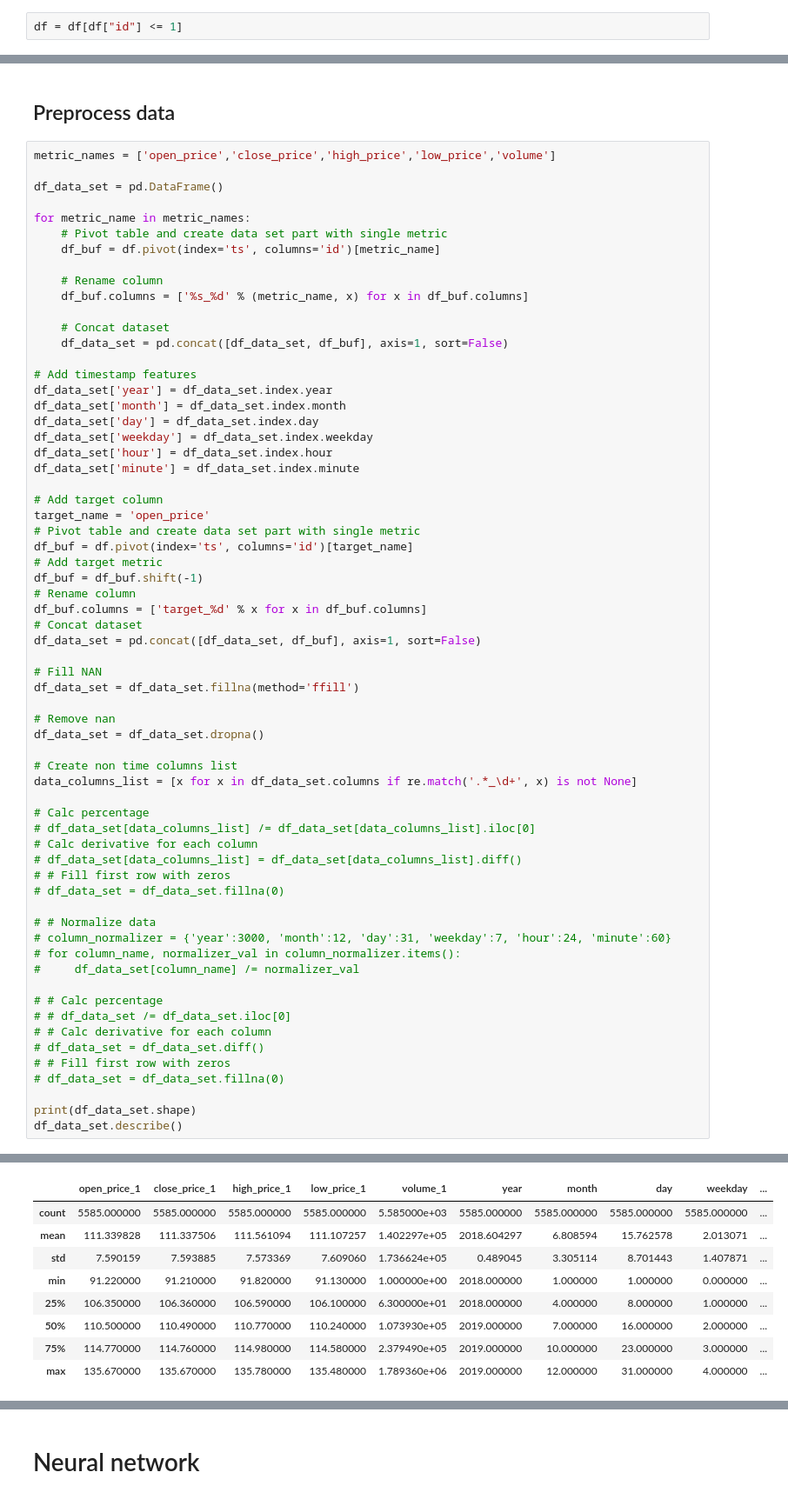
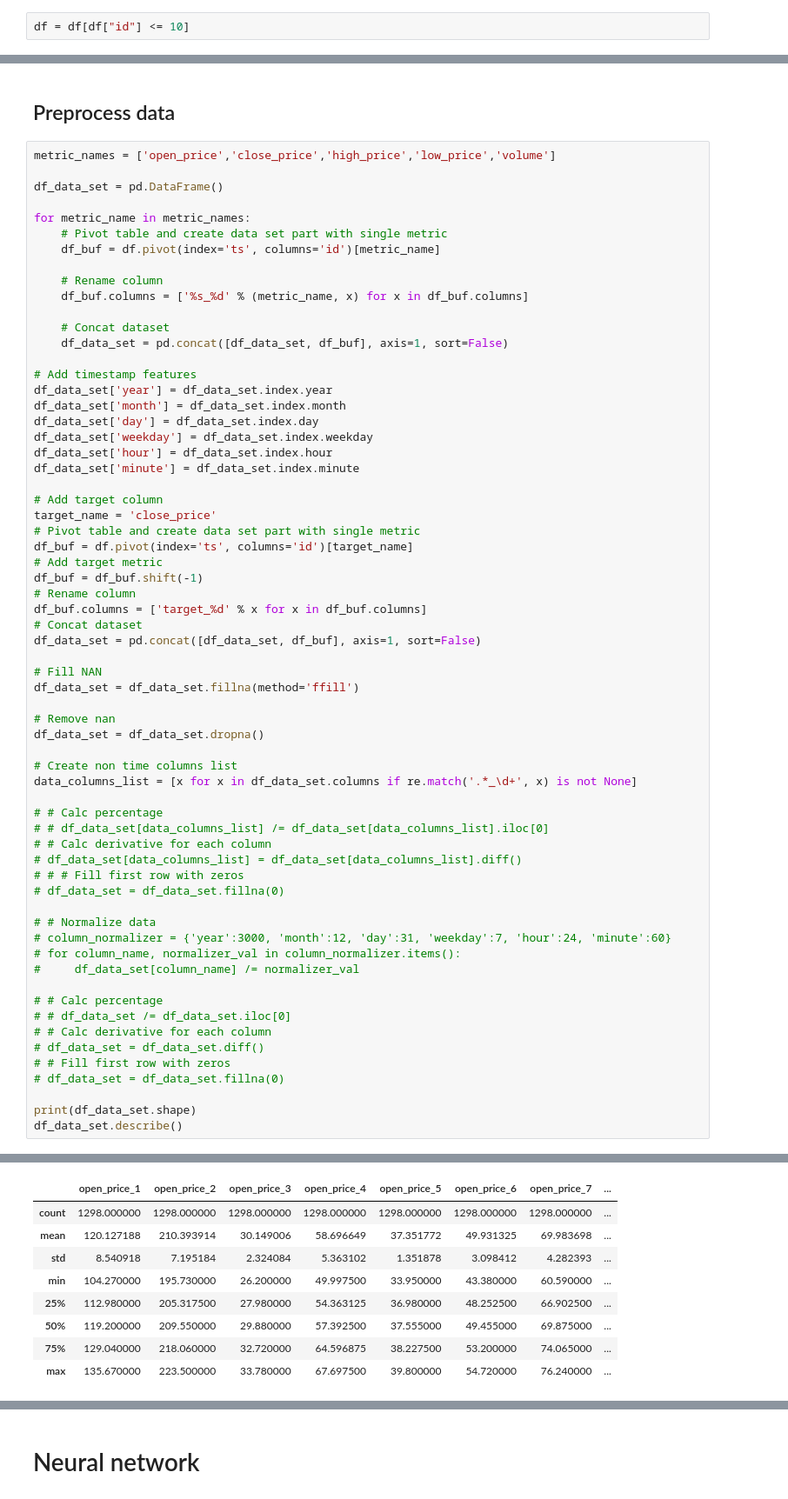
Before and after one commit to crabio/tinkoff-invest-bot, a Jupyter notebook: candles_analyzer/main.ipynb, the cells around one changed output, grey strips where cells are left out. Shown at 87% size. Cells and saved outputs as stored; diff of their text form.

```diff
--- a/candles_analyzer/main.ipynb
+++ b/candles_analyzer/main.ipynb
@@ -63,7 +63,7 @@ df.head()
 # %% [markdown]
 ## Limit instruments count
 # %%
-df = df[df["id"] <= 1]
+df = df[df["id"] <= 10]
 # %%
 instruments_count = df["id"].unique().size
 # %% [markdown]
@@ -92,7 +92,7 @@ df_data_set['hour'] = df_data_set.index.hour
 df_data_set['minute'] = df_data_set.index.minute
 
 # Add target column
-target_name = 'open_price'
+target_name = 'close_price'
 # Pivot table and create data set part with single metric
 df_buf = df.pivot(index='ts', columns='id')[target_name]
 # Add target metric
@@ -111,11 +111,11 @@ df_data_set = df_data_set.dropna()
 # Create non time columns list
 data_columns_list = [x for x in df_data_set.columns if re.match('.*_\d+', x) is not None]
 
-# Calc percentage
-# df_data_set[data_columns_list] /= df_data_set[data_columns_list].iloc[0]
-# Calc derivative for each column
+# # Calc percentage
+# # df_data_set[data_columns_list] /= df_data_set[data_columns_list].iloc[0]
+# # Calc derivative for each column
 # df_data_set[data_columns_list] = df_data_set[data_columns_list].diff()
-# # Fill first row with zeros
+# # # Fill first row with zeros
 # df_data_set = df_data_set.fillna(0)
 
 # # Normalize data
@@ -137,9 +137,9 @@ df_data_set.describe()
-|  | open_price_1 | close_price_1 | high_price_1 | low_price_1 | volume_1 | year | month | day | weekday | ... |
-| count | 5585.000000 | 5585.000000 | 5585.000000 | 5585.000000 | 5.585000e+03 | 5585.000000 | 5585.000000 | 5585.000000 | 5585.000000 | ... |
-| mean | 111.339828 | 111.337506 | 111.561094 | 111.107257 | 1.402297e+05 | 2018.604297 | 6.808594 | 15.762578 | 2.013071 | ... |
-| std | 7.590159 | 7.593885 | 7.573369 | 7.609060 | 1.736624e+05 | 0.489045 | 3.305114 | 8.701443 | 1.407871 | ... |
-| min | 91.220000 | 91.210000 | 91.820000 | 91.130000 | 1.000000e+00 | 2018.000000 | 1.000000 | 1.000000 | 0.000000 | ... |
-| 25% | 106.350000 | 106.360000 | 106.590000 | 106.100000 | 6.300000e+01 | 2018.000000 | 4.000000 | 8.000000 | 1.000000 | ... |
-| 50% | 110.500000 | 110.490000 | 110.770000 | 110.240000 | 1.073930e+05 | 2019.000000 | 7.000000 | 16.000000 | 2.000000 | ... |
-| 75% | 114.770000 | 114.760000 | 114.980000 | 114.580000 | 2.379490e+05 | 2019.000000 | 10.000000 | 23.000000 | 3.000000 | ... |
-| max | 135.670000 | 135.670000 | 135.780000 | 135.480000 | 1.789360e+06 | 2019.000000 | 12.000000 | 31.000000 | 4.000000 | ... |
+|  | open_price_1 | open_price_2 | open_price_3 | open_price_4 | open_price_5 | open_price_6 | open_price_7 | ... |
+| count | 1298.000000 | 1298.000000 | 1298.000000 | 1298.000000 | 1298.000000 | 1298.000000 | 1298.000000 | ... |
+| mean | 120.127188 | 210.393914 | 30.149006 | 58.696649 | 37.351772 | 49.931325 | 69.983698 | ... |
+| std | 8.540918 | 7.195184 | 2.324084 | 5.363102 | 1.351878 | 3.098412 | 4.282393 | ... |
+| min | 104.270000 | 195.730000 | 26.200000 | 49.997500 | 33.950000 | 43.380000 | 60.590000 | ... |
+| 25% | 112.980000 | 205.317500 | 27.980000 | 54.363125 | 36.980000 | 48.252500 | 66.902500 | ... |
+| 50% | 119.200000 | 209.550000 | 29.880000 | 57.392500 | 37.555000 | 49.455000 | 69.875000 | ... |
+| 75% | 129.040000 | 218.060000 | 32.720000 | 64.596875 | 38.227500 | 53.200000 | 74.065000 | ... |
+| max | 135.670000 | 223.500000 | 33.780000 | 67.697500 | 39.800000 | 54.720000 | 76.240000 | ... |
```
Also changed, not shown: parts of 10 cells of this notebook.
